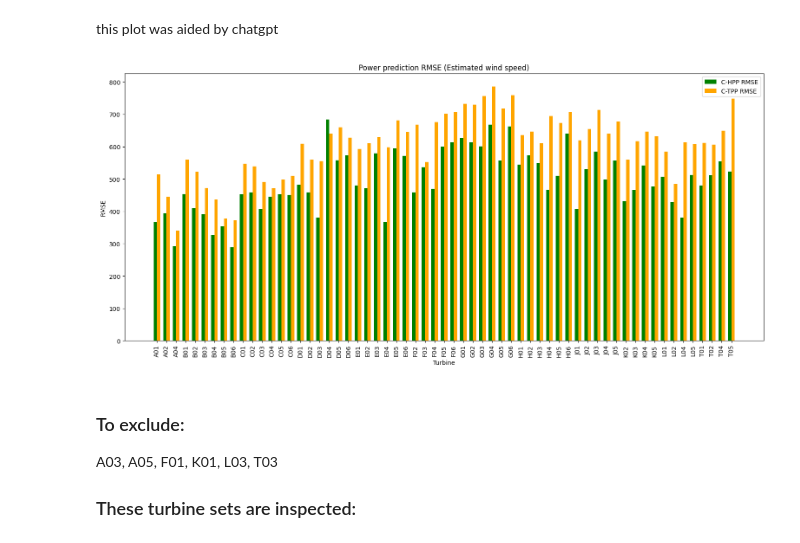
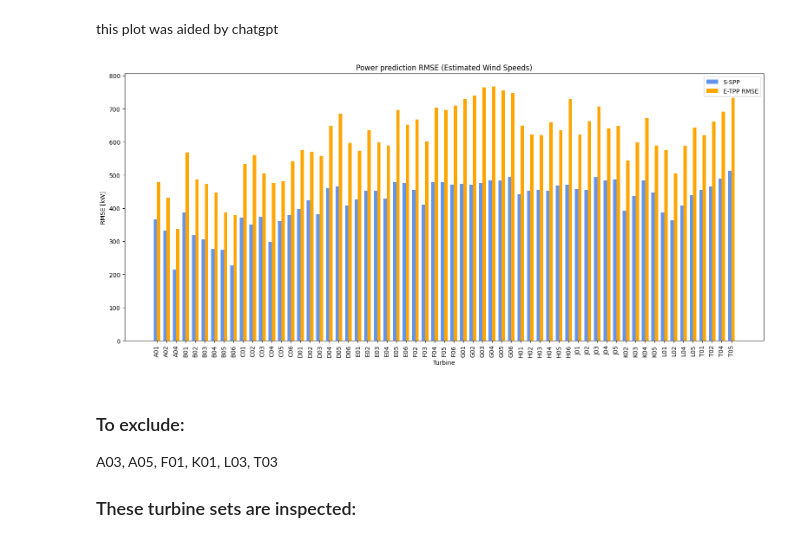
Before and after one commit to sondretb/Master-thesis---Wake-Scada-integration, a Jupyter notebook: power_predictor.ipynb, the cells around one changed output. Saved outputs shown, nothing was run; the diff lists cells and outputs as text; code cells hidden in the pictures.

```diff
--- a/power_predictor.ipynb
+++ b/power_predictor.ipynb
@@ -153,14 +235,19 @@ for name, test_df in test_data.items():
 # %%
-
 
 rmse_standard = {}
 rmse_hybrid = {}
 rmse_theoretical = {}
+
 rmse_a_standard = {}
 rmse_a_hybrid = {}
+
+rmse_e_standard = {}
+rmse_e_hybrid = {}
+rmse_e_theoretical = {}
+
 rmse_c_standard = {}
 rmse_c_hybrid = {}
-rmse_c_theoretical = {}
+rmse_s_standard = {}
 
 for name, test_df in test_data.items():
     if name in ['A03', 'A05', 'F01', 'K01', 'L03', 'T03']:
@@ -173,12 +260,8 @@ for name, test_df in test_data.items():
 
     rmse_c_standard[name] = root_mean_squared_error(y_true=test_df[label].to_numpy(), y_pred=coupled_standard_predictions[name])
     rmse_c_hybrid[name] = root_mean_squared_error(y_true=test_df[label].to_numpy(), y_pred=coupled_hybrid_predictions[name])
-    rmse_c_theoretical[name] = root_mean_squared_error(y_true=test_df[label].to_numpy(), y_pred=coupled_theoretical_predictions[name])
+    rmse_s_standard[name] = root_mean_squared_error(y_true=test_df[label].to_numpy(), y_pred=solo_standard_predictions[name])
+
+    rmse_e_standard[name] = root_mean_squared_error(y_true=test_df[label].to_numpy(), y_pred=estimated_standard_predictions[name])
+    rmse_e_hybrid[name] = root_mean_squared_error(y_true=test_df[label].to_numpy(), y_pred=estimated_hybrid_predictions[name])
+    rmse_e_theoretical[name] = root_mean_squared_error(y_true=test_df[label].to_numpy(), y_pred=estimated_theoretical_predictions[name])
-# %%
-plt.rcParams["figure.figsize"] = (12, 8)
-
-plt.bar(range(len(rmse_hybrid)), list(rmse_hybrid.values()), align='center')
-plt.xticks(range(len(rmse_hybrid)), list(rmse_hybrid.keys()))
-plt.xticks(rotation=90)
-plt.title('Hybrid power prediction RMSE')
-plt.show()
@@ -187,8 +267,0 @@ plt.show()
-# %%
-plt.rcParams["figure.figsize"] = (12, 8)
-
-plt.bar(range(len(rmse_standard)), list(rmse_standard.values()), align='center')
-plt.xticks(range(len(rmse_standard)), list(rmse_standard.keys()))
-plt.xticks(rotation=90)
-plt.title('Standard power prediction RMSE')
-plt.show()
@@ -199,33 +270,33 @@ this plot was aided by chatgpt
 # %%
 plt.rcParams["figure.figsize"] = (19, 8)
 
 # Extract keys and values
 keys = list(rmse_hybrid.keys())
-values1 = list(rmse_c_hybrid.values())
-values2 = list(rmse_c_theoretical.values())
+values1 = list(rmse_s_standard.values())
+values2 = list(rmse_e_theoretical.values())
 
 # Define positions for the bars
 bar_width = 0.35
 index = np.arange(len(keys))
 
 # Create the bar chart
 fig, ax = plt.subplots()
-bar1 = ax.bar(index, values1, bar_width, label='C-HPP RMSE', color='green')
-bar2 = ax.bar(index + bar_width, values2, bar_width, label='C-TPP RMSE', color='orange')
+bar1 = ax.bar(index, values1, bar_width, label='S-SPP', color='cornflowerblue')
+bar2 = ax.bar(index + bar_width, values2, bar_width, label='E-TPP RMSE', color='orange')
 
 # Add labels, title, and legend
 ax.set_xlabel('Turbine')
-ax.set_ylabel('RMSE')
-ax.set_title('Power prediction RMSE (Estimated wind speed)')
+ax.set_ylabel('RMSE [kW]')
+ax.set_title('Power prediction RMSE (Estimated Wind Speeds)')
 ax.set_xticks(index + bar_width / 2)
 ax.set_xticklabels(keys)
 plt.xticks(rotation=90)
 ax.legend()
 
 # Display the chart
 plt.show()
 # %% [output]
-[figure, old version]
+[figure, new version]
 # %% [markdown]
 ### To exclude:
 A03, A05, F01, K01, L03, T03
```
Also changed, not shown: parts of 16 cells of this notebook.
